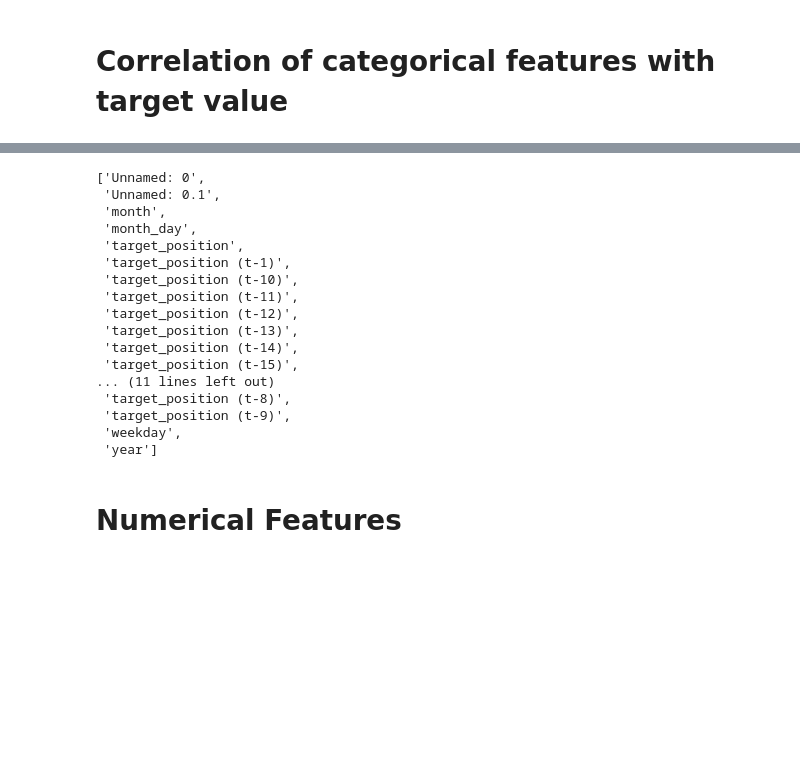
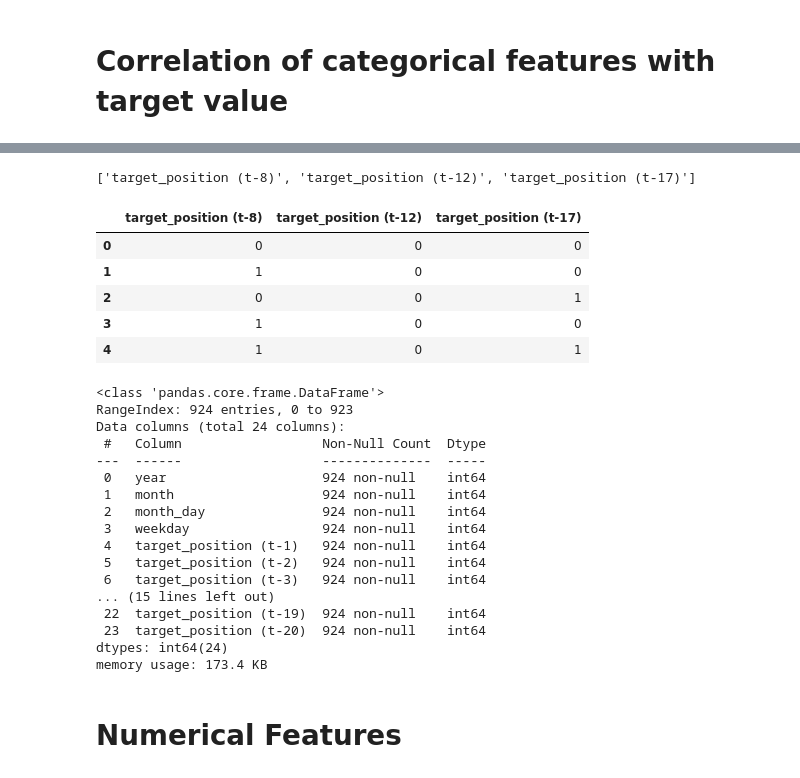
Before and after one commit to abu-rayyan/oil_futures, a Jupyter notebook: src/features_selection_classification.ipynb, the cells around one changed output, grey strips where cells are left out. Saved outputs shown, nothing was run; the diff lists cells and outputs as text; code cells hidden in the pictures; blank space fills up the shorter version.

```diff
--- a/src/features_selection_classification.ipynb
+++ b/src/features_selection_classification.ipynb
@@ -114,23 +108,38 @@ cat_cols.sort()
-# %%
-cat_cols
-# %% [output]
-['Unnamed: 0',
- 'Unnamed: 0.1',
- 'month',
- 'month_day',
- 'target_position',
- 'target_position (t-1)',
- 'target_position (t-10)',
- 'target_position (t-11)',
- 'target_position (t-12)',
- 'target_position (t-13)',
- 'target_position (t-14)',
- 'target_position (t-15)',
-... (11 lines left out)
- 'target_position (t-8)',
- 'target_position (t-9)',
- 'weekday',
- 'year']
+# %%
+selected_cat_cols
+# %% [output]
+['target_position (t-8)', 'target_position (t-12)', 'target_position (t-17)']
+# %%
+selected_cat_df=df_cat[selected_cat_cols]
+# %%
+selected_cat_df.head()
+# %% [output]
+|  | target_position (t-8) | target_position (t-12) | target_position (t-17) |
+| 0 | 0 | 0 | 0 |
+| 1 | 1 | 0 | 0 |
+| 2 | 0 | 0 | 1 |
+| 3 | 1 | 0 | 0 |
+| 4 | 1 | 0 | 1 |
+# %%
+df_cat.info()
+# %% [output]
+<class 'pandas.core.frame.DataFrame'>
+RangeIndex: 924 entries, 0 to 923
+Data columns (total 24 columns):
+ #   Column                  Non-Null Count  Dtype
+---  ------                  --------------  -----
+ 0   year                    924 non-null    int64
+ 1   month                   924 non-null    int64
+ 2   month_day               924 non-null    int64
+ 3   weekday                 924 non-null    int64
+ 4   target_position (t-1)   924 non-null    int64
+ 5   target_position (t-2)   924 non-null    int64
+ 6   target_position (t-3)   924 non-null    int64
+... (15 lines left out)
+ 22  target_position (t-19)  924 non-null    int64
+ 23  target_position (t-20)  924 non-null    int64
+dtypes: int64(24)
+memory usage: 173.4 KB
 # %% [markdown]
 # Numerical Features
 # %%
```
Also changed, not shown: parts of 39 cells of this notebook.
